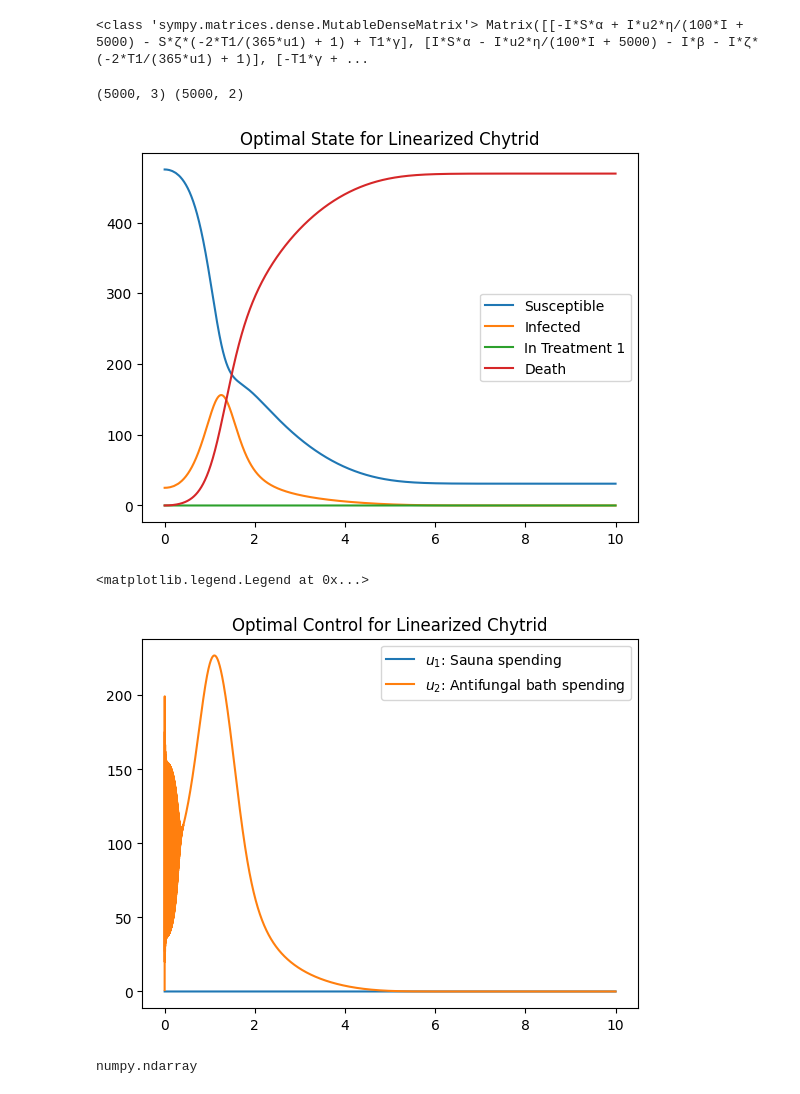
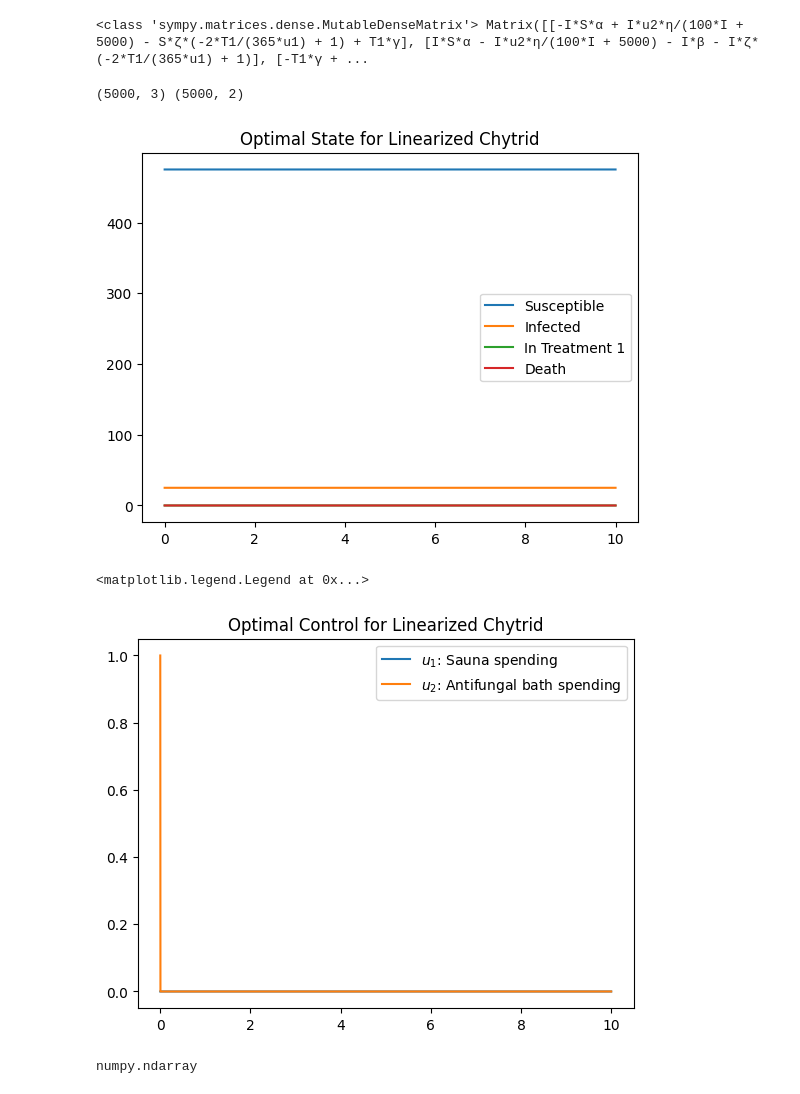
Before and after one commit to ACME-Vol4-Project1/save-axolotls-control, a Jupyter notebook: LQR_control.ipynb, the cells around one changed output. Saved outputs shown, nothing was run; the diff lists cells and outputs as text; code cells hidden in the pictures.

Commit message:
added ilqr finite

```diff
--- a/LQR_control.ipynb
+++ b/LQR_control.ipynb
@@ -16,7 +16,7 @@ R = np.eye(2)
 
 tf = 10 # total length of time full solution will be on (so tf = M * tn where M is however many times we linearize)
 
-def solve_linearized(A, B, y0, t0, tf):
+def solve_linearized_infinite(A, B, y0, t0, tf):
     '''
     Solve for control and state given a linearized system on an interval of length tn
     x_dot = Ax + Bu
@@ -57,6 +57,47 @@ def solve_linearized(A, B, y0, t0, tf):
     u = - B.T @ P @ sol.sol(t)  # control
 
     return np.array([S[0], I[0], T1[0]]), u[:, 0]
+# %%
+def solve_linearized_finite(A, B, y0, t0, tf):
+    '''
+    Solve for control and state given a linearized system on an interval of length tn
+    x_dot = Ax + Bu
+    y0 - initial conditions (or last value or previous solution to linearized system)
+    tn - length of one time that system is linearized on
+
+    returns a solution to linerized system for tn years (run solve_linearized multiple times and then
+    concatenate the solutions together)
+
+    Basically one iteration of iterated LQR (?)
+    '''
+    t_steps = 10
+    t_space = np.linspace(t0, tf, t_steps)
+
+    def P_evolve(t, p): # riccatti ode
+        P = p.reshape(A.shape[0], A.shape[0])
+        return (-P @ A - A.T @ P - Q + P @ B @  B.T @ P).flatten()
+
+    pf = np.zeros(A.shape[0]**2)    # P(t_f) = M = 0
+    sol_P = solve_ivp(P_evolve, [tf, t0], pf, dense_output=True, t_eval=t_space[::-1]) # solve backwards
+    p = sol_P.y
+    P = p.reshape(sol_P.t.shape[0], A.shape[0], A.shape[0])[::-1]
+
+    # state equation Ax + 1/2 B R^-1 B^T lambda but lambda = -2Px by
+    def chytrid_evolve(t, y):
+        P = sol_P.sol(t).reshape(A.shape[0], A.shape[0])
+        return (A @ y - B @ B.T @ P @ y) # no R^-1 since thats just I
+
+    # solve the optimal state evolution, and plot the position & velocity
+    sol_x = solve_ivp(chytrid_evolve, [t0, tf], y0, dense_output=True, t_eval=t_space)
+
+    # S, I, T1, D = sol.sol(t)
+    S = sol_x.sol(t_space)[0]
+    I = sol_x.sol(t_space)[1]
+    T1 = sol_x.sol(t_space)[2]
+
+    u = - B.T @ P[0] @ sol_x.sol(t_space)  # control
+
+    return np.array([S[0], I[0], T1[0]]), u[:, 0]
 # %%
 # test
 y0 = np.array([475, 25, 0])
@@ -101,39 +142,39 @@ def iterated_lqr(Df_x, Df_u, t_space, x0, u0):
         # print(A)
         # print(type(A))
 
-        x_new, u_new = solve_linearized(A, B, state_solutions[i], t_space[i], t_space[i+1])   # get next state using LQR
+        x_new, u_new = solve_linearized_finite(A, B, state_solutions[i], t_space[i], t_space[i+1])   # get next state using LQR
         state_solutions.append(x_new)
         control_solutions.append(u_new)
 
 
     return np.array(state_solutions), np.array(control_solutions)
 
 # sample test case
 x, u = iterated_lqr(lambda t, x, u: model.f_x(t, x, u), lambda t, x, u: model.f_u(t, x, u), t_space, y0, u0)
 print(x.shape, u.shape)
 
 S = x[:, 0]
 I = x[:, 1]
 T1 = x[:, 2]
 
 plt.title("Optimal State for Linearized Chytrid")
 plt.plot(t_space, S, label="Susceptible")
 plt.plot(t_space, I, label="Infected")
 plt.plot(t_space, T1, label="In Treatment 1")
 plt.plot(t_space, 500 - S - I - T1, label="Death")  # plotting death total 500 - all other groups
 plt.legend()
 plt.show()
 
 plt.title("Optimal Control for Linearized Chytrid")
 u1, u2 = u.T
 plt.plot(t_space, u1, label=rf'$u_{1}$: Sauna spending')
 plt.plot(t_space, u2, label=rf'$u_{2}$: Antifungal bath spending')
 plt.legend()
 # %% [output]
 (5000, 3) (5000, 2)
-[figure, old version]
+[figure, new version]
 <matplotlib.legend.Legend at 0x...>
-[figure, old version]
+[figure, new version]
 # %%
 type(model.f_x(0, np.ones(3), np.ones(2)))
 # %% [output]
```
